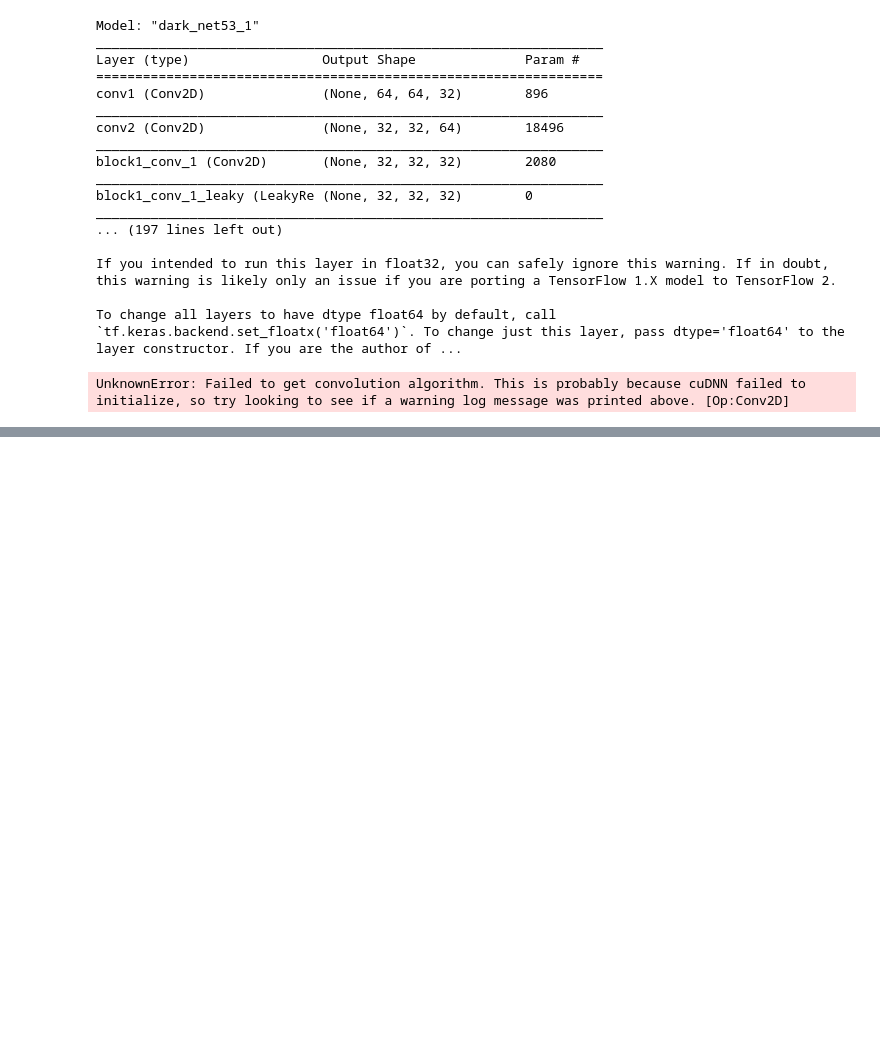
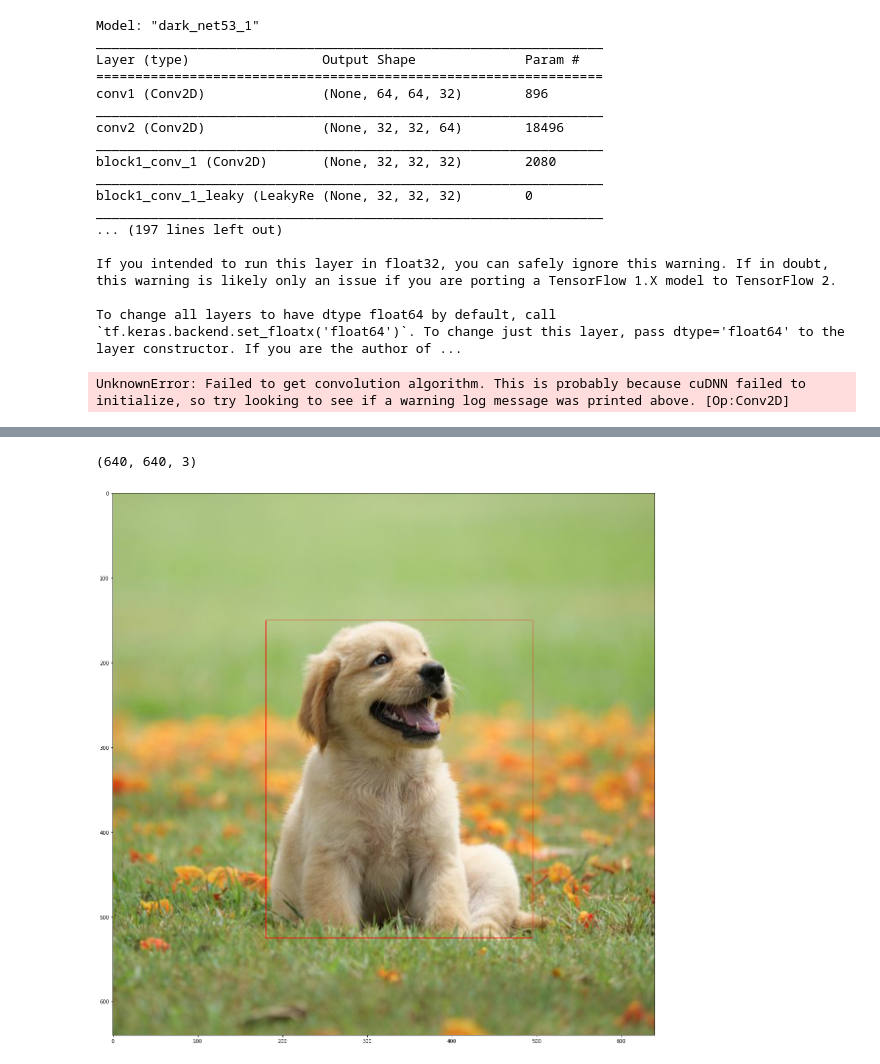
Before and after one commit to karansomaiah/yolov3-tf2, a Jupyter notebook: ipynb/Test Notebook.ipynb, the cells around one changed output, grey strips where cells are left out. Cells and saved outputs as stored; diff of their text form; code cells hidden in the pictures; blank space fills up the shorter version.

Commit message:
Added some data loading capability

```diff
--- a/ipynb/Test Notebook.ipynb
+++ b/ipynb/Test Notebook.ipynb
@@ -118,0 +135,21 @@ UnknownError: Failed to get convolution algorithm. This is probably because cuDN
+# %%
+image_path = "/home/knapanda/local/casual/yolov3-tf2/models/data/sample/dog.jpg"
+label_patg = "/home/knapanda/local/casual/yolov3-tf2/models/data/sample/labels.json"
+# %%
+image = Image.open(image_path)
+# %%
+image = image.resize((640, 640), resample=PIL.Image.LANCZOS, reducing_gap=3)
+# %%
+image_np = np.asarray(image, dtype=np.uint8)
+# %%
+image_np.shape
+# %% [output]
+(640, 640, 3)
+# %%
+fig, ax = plt.subplots(1, figsize=(20, 20))
+ax.imshow(image_np)
+patch = patches.Rectangle((180, 150), 315, 375, linewidth=1, edgecolor='r', facecolor='none')
+ax.add_patch(patch)
+plt.show()
+# %% [output]
+[figure, added]
```
Also changed, not shown: parts of 7 cells of this notebook, 6 other files.
